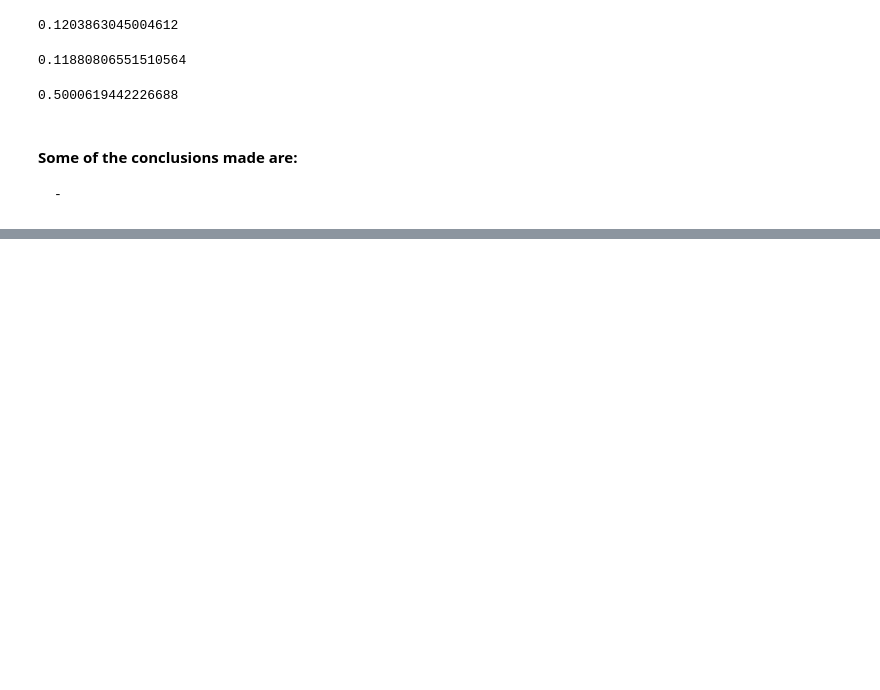
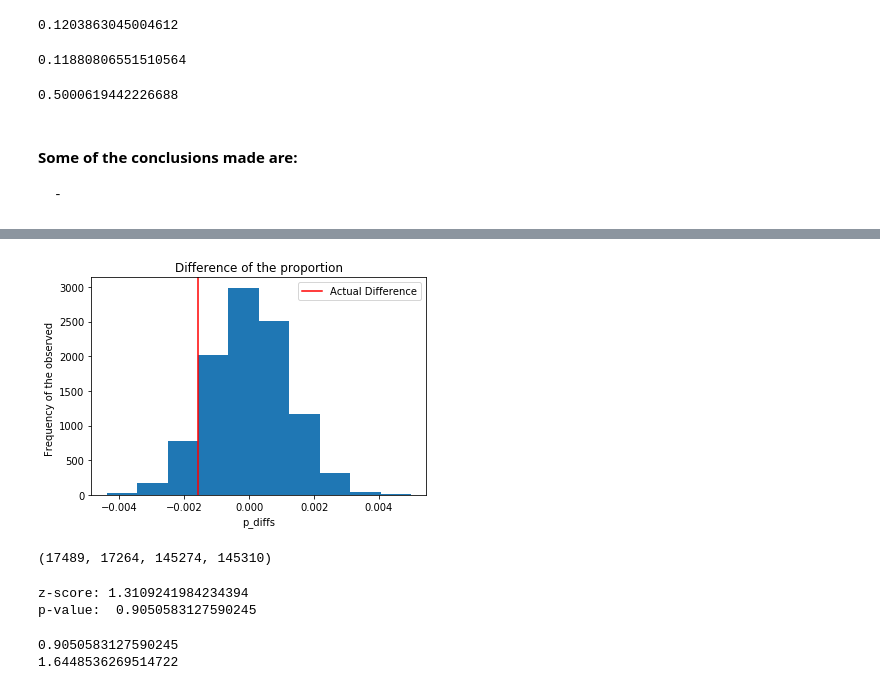
Before and after one commit to neerajp99/analyse_ab_test, a Jupyter notebook: ab_test.ipynb, the cells around one changed output, grey strips where cells are left out. Cells and saved outputs as stored; diff of their text form; code cells hidden in the pictures; blank space fills up the shorter version.

Commit message:
Update a/b tests

```diff
--- a/ab_test.ipynb
+++ b/ab_test.ipynb
@@ -176,0 +253,38 @@ $$ H_1: p_{new} \geq p_{old}$$
+# %%
+# Plotting the observed statistics
+plt.hist(p_diffs)
+plt.axvline(x = actual_diff, color='r', label="Actual Difference")
+plt.legend()
+plt.xlabel('p_diffs')
+plt.ylabel('Frequency of the observed ')
+plt.title('Difference of the proportion')
+plt.show()
+# %% [output]
+[figure, added]
+# %%
+# Computting the test statistic and p-value
+convert_old = len(ab_data_new.query('group == "control" and converted == "1"'))
+convert_new = len(ab_data_new.query('group == "treatment" and converted == "1"'))
+old_page = len(ab_data_new.query('group == "control"')['converted'])
+new_page = len(ab_data_new.query('group == "treatment"')['converted'])
+convert_old, convert_new, old_page, new_page
+# %% [output]
+(17489, 17264, 145274, 145310)
+# %%
+z_score, p_value = sm.stats.proportions_ztest([convert_old, convert_new], [old_page, new_page], alternative='smaller')
+print("z-score:", z_score)
+print('p-value: ', p_value)
+# %% [output]
+z-score: 1.3109241984234394
+p-value:  0.9050583127590245
+# %%
+# Finding the cdf and pdf for the z-value and p-value
+
+# To find the significance of the z-score
+print(norm.cdf(z_score))
+
+# For 95% condifence interval to find out the critical value at 95%
+print(norm.ppf(1-(0.05)))
+# %% [output]
+0.9050583127590245
+1.6448536269514722
```
Also changed, not shown: parts of 13 cells of this notebook.
